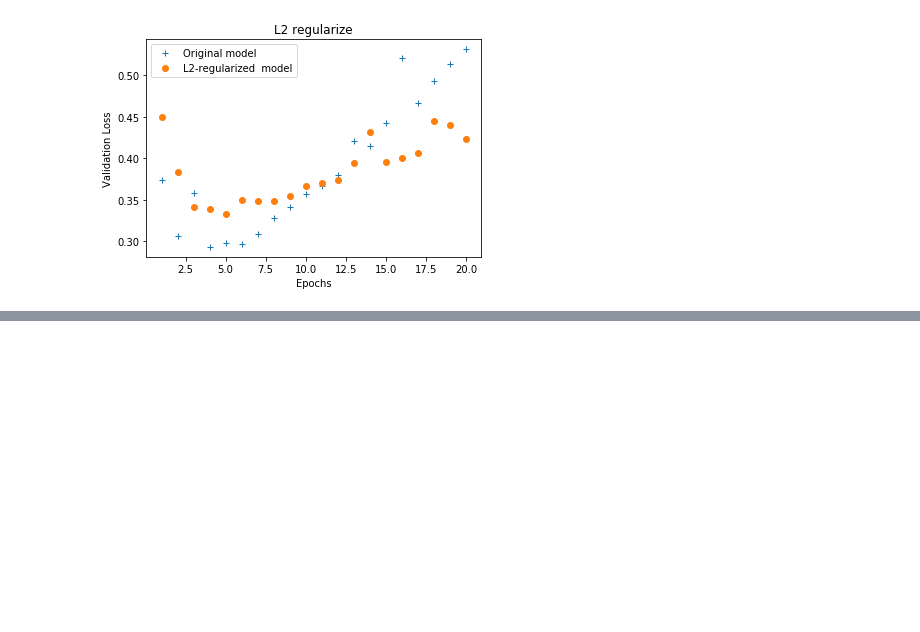
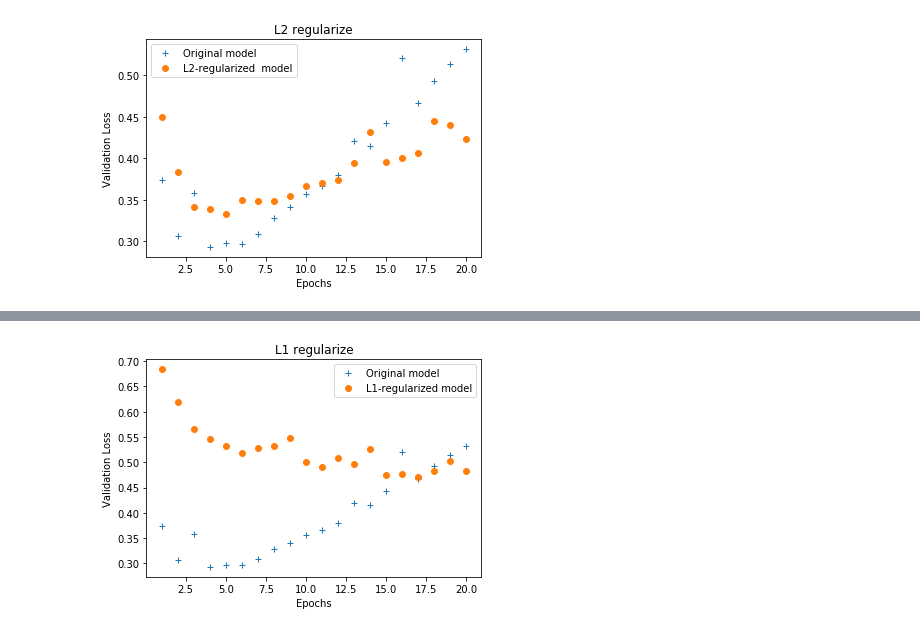
Before and after one commit to sasaki-seiji/deep-learning-with-python, a Jupyter notebook: ch04/4-4-under-over-fitting-imdb.ipynb, the cells around one changed output, grey strips where cells are left out. Drawn from its saved outputs; the diff is of its cells as text; code cells hidden in the pictures; blank space fills up the shorter version.

Commit message:
ch04: L1 regularize for IMDb

```diff
--- a/ch04/4-4-under-over-fitting-imdb.ipynb
+++ b/ch04/4-4-under-over-fitting-imdb.ipynb
@@ -235,3 +235,20 @@ plt.legend()
 plt.show()
 # %% [output]
 [figure]
+# %%
+from keras import models
+from keras import layers
+from keras import regularizers
+
+model_l1 = models.Sequential()
+model_l1.add(layers.Dense(16, kernel_regularizer=regularizers.l1(0.001),
+                          activation='relu', input_shape=(5000,)))
+model_l1.add(layers.Dense(16, kernel_regularizer=regularizers.l1(0.001),
+                          activation='relu'))
+model_l1.add(layers.Dense(1, activation='sigmoid'))
+# %%
+model_l1.compile(optimizer='rmsprop', loss='binary_crossentropy', metrics=['accuracy'])
+# %%
+history_l1 = model_l1.fit(partial_x_train, partial_y_train,
+                   epochs=20, batch_size=512,
+                   validation_data=(x_val, y_val))
@@ -237,0 +273,17 @@ plt.show()
+# %%
+import matplotlib.pyplot as plt
+
+val_loss_values = history.history['val_loss']
+val_loss_values_l1 = history_l1.history['val_loss']
+
+epochs = range(1, len(val_loss_values)+1)
+
+plt.plot(epochs, val_loss_values, '+', label='Original model')
+plt.plot(epochs, val_loss_values_l1, 'o', label='L1-regularized model')
+plt.title('L1 regularize')
+plt.xlabel('Epochs')
+plt.ylabel('Validation Loss')
+plt.legend()
+plt.show()
+# %% [output]
+[figure, added]
```
Also changed, not shown: parts of 1 cell of this notebook.
